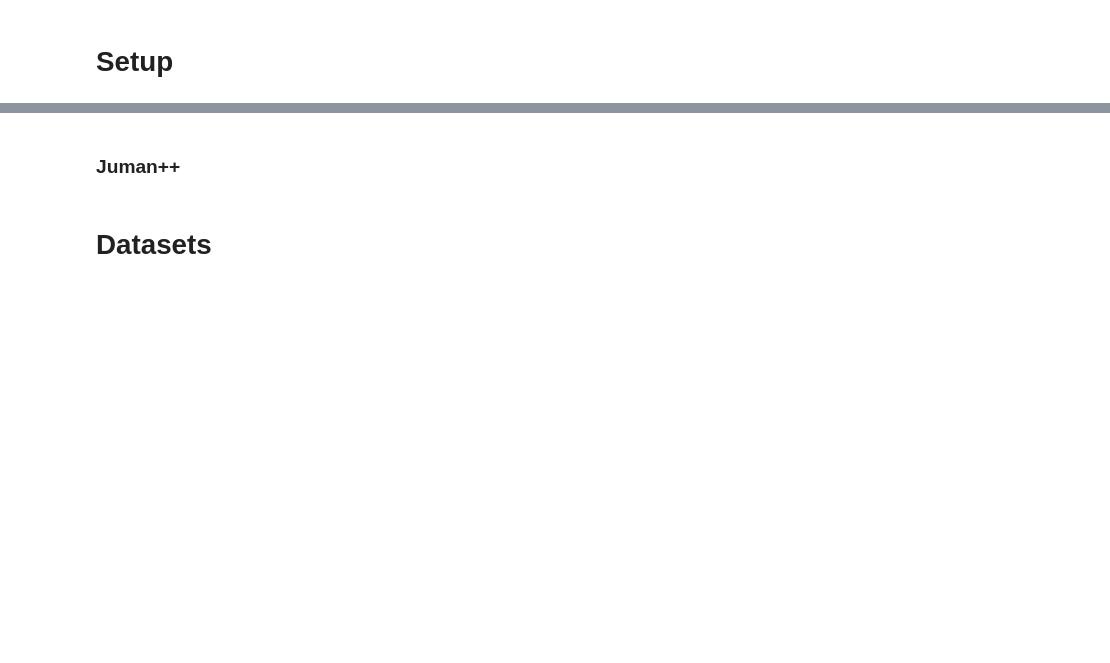
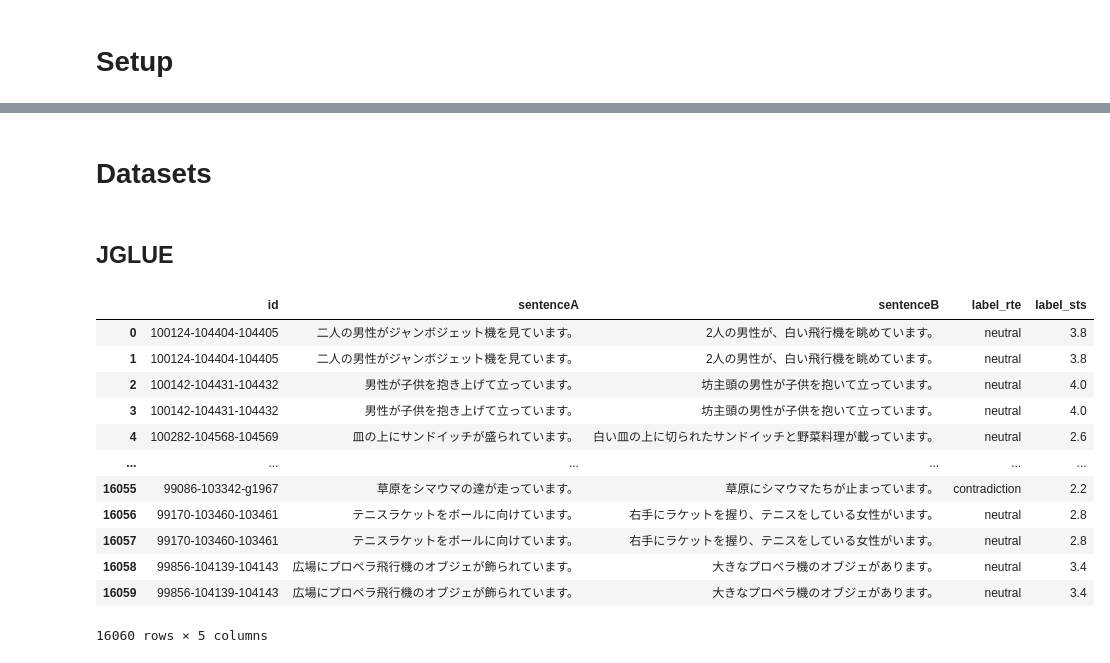
Before and after one commit to kyaoNK/bert_asag, a Jupyter notebook: CREATE_DATASET.ipynb, the cells around one changed output, grey strips where cells are left out. Saved outputs shown, nothing was run; the diff lists cells and outputs as text; code cells hidden in the pictures; blank space fills up the shorter version.

```diff
--- a/CREATE_DATASET.ipynb
+++ b/CREATE_DATASET.ipynb
@@ -55,5 +25,3 @@ torchaudio 0.13.0+cu116 requires torch==1.13.0, but you have torch 1.13.1 which
 # %%
 import sys
 sys.path.append('/content/drive/MyDrive/Colab Notebooks/my-modules')
-# %% [markdown]
-### Juman++
@@ -76,2 +28,58 @@ sys.path.append('/content/drive/MyDrive/Colab Notebooks/my-modules')
 # %% [markdown]
 # Datasets
+# %% [markdown]
+## JGLUE
+# %%
+import pandas as pd
+
+# RTE
+
+JGLUE_DIR = '/content/drive/MyDrive/Colab Notebooks/SeniorThesis/DATASETS/JGLUE/datasets/jnli-v1.1/'
+JGLUE_FILENAME = { 'train' : 'train-v1.1.json' , 'valid' : 'valid-v1.1.json' }
+JGLUE_COLS = [ 'yjcaptions_id', 'sentence1' , 'sentence2' , 'label' ]
+COLUMNS = [ 'id', 'sentenceA' , 'sentenceB' , 'label_rte' ]
+
+jglue_rte_train_df = pd.read_json( JGLUE_DIR + JGLUE_FILENAME['train'] , lines=True , encoding='utf-8' )
+jglue_rte_train_df = jglue_rte_train_df.loc[ : , JGLUE_COLS ]
+jglue_rte_train_df.columns = COLUMNS
+
+jglue_rte_valid_df = pd.read_json( JGLUE_DIR + JGLUE_FILENAME['valid'] , lines=True , encoding='utf-8' )
+jglue_rte_valid_df = jglue_rte_valid_df.loc[ : , JGLUE_COLS ]
+jglue_rte_valid_df.columns = COLUMNS
+
+# STS
+
+JGLUE_DIR = '/content/drive/MyDrive/Colab Notebooks/SeniorThesis/DATASETS/JGLUE/datasets/jsts-v1.1/'
+JGLUE_FILENAME = { 'train' : 'train-v1.1.json' , 'valid' : 'valid-v1.1.json' }
+JGLUE_COLS = [ 'yjcaptions_id' , 'sentence1' , 'sentence2' , 'label' ]
+COLUMNS = [ 'id', 'sentenceA' , 'sentenceB' , 'label_sts' ]
+
+jglue_sts_train_df = pd.read_json( JGLUE_DIR + JGLUE_FILENAME['train'] , lines=True , encoding='utf-8' )
+jglue_sts_train_df = jglue_sts_train_df.loc[ : , JGLUE_COLS ]
+jglue_sts_train_df.columns = COLUMNS
+
+jglue_sts_valid_df = pd.read_json( JGLUE_DIR + JGLUE_FILENAME['valid'] , lines=True , encoding='utf-8' )
+jglue_sts_valid_df = jglue_sts_valid_df.loc[ : , JGLUE_COLS ]
+jglue_sts_valid_df.columns = COLUMNS
+
+# merge
+
+jglue_rte_df = pd.concat( [ jglue_rte_train_df, jglue_rte_valid_df ] , axis=0 )
+jglue_sts_df = pd.concat( [ jglue_sts_train_df, jglue_sts_train_df ] , axis=0 )
+jglue_df = pd.merge(jglue_rte_df, jglue_sts_df[['id', 'label_sts']], on='id')
+
+jglue_df
+# %% [output]
+|  | id | sentenceA | sentenceB | label_rte | label_sts |
+| 0 | 100124-104404-104405 | 二人の男性がジャンボジェット機を見ています。 | 2人の男性が、白い飛行機を眺めています。 | neutral | 3.8 |
+| 1 | 100124-104404-104405 | 二人の男性がジャンボジェット機を見ています。 | 2人の男性が、白い飛行機を眺めています。 | neutral | 3.8 |
+| 2 | 100142-104431-104432 | 男性が子供を抱き上げて立っています。 | 坊主頭の男性が子供を抱いて立っています。 | neutral | 4.0 |
+| 3 | 100142-104431-104432 | 男性が子供を抱き上げて立っています。 | 坊主頭の男性が子供を抱いて立っています。 | neutral | 4.0 |
+| 4 | 100282-104568-104569 | 皿の上にサンドイッチが盛られています。 | 白い皿の上に切られたサンドイッチと野菜料理が載っています。 | neutral | 2.6 |
+| ... | ... | ... | ... | ... | ... |
+| 16055 | 99086-103342-g1967 | 草原をシマウマの達が走っています。 | 草原にシマウマたちが止まっています。 | contradiction | 2.2 |
+| 16056 | 99170-103460-103461 | テニスラケットをボールに向けています。 | 右手にラケットを握り、テニスをしている女性がいます。 | neutral | 2.8 |
+| 16057 | 99170-103460-103461 | テニスラケットをボールに向けています。 | 右手にラケットを握り、テニスをしている女性がいます。 | neutral | 2.8 |
+| 16058 | 99856-104139-104143 | 広場にプロペラ飛行機のオブジェが飾られています。 | 大きなプロペラ機のオブジェがあります。 | neutral | 3.4 |
+| 16059 | 99856-104139-104143 | 広場にプロペラ飛行機のオブジェが飾られています。 | 大きなプロペラ機のオブジェがあります。 | neutral | 3.4 |
+16060 rows × 5 columns
```
Also changed, not shown: parts of 25 cells of this notebook.
